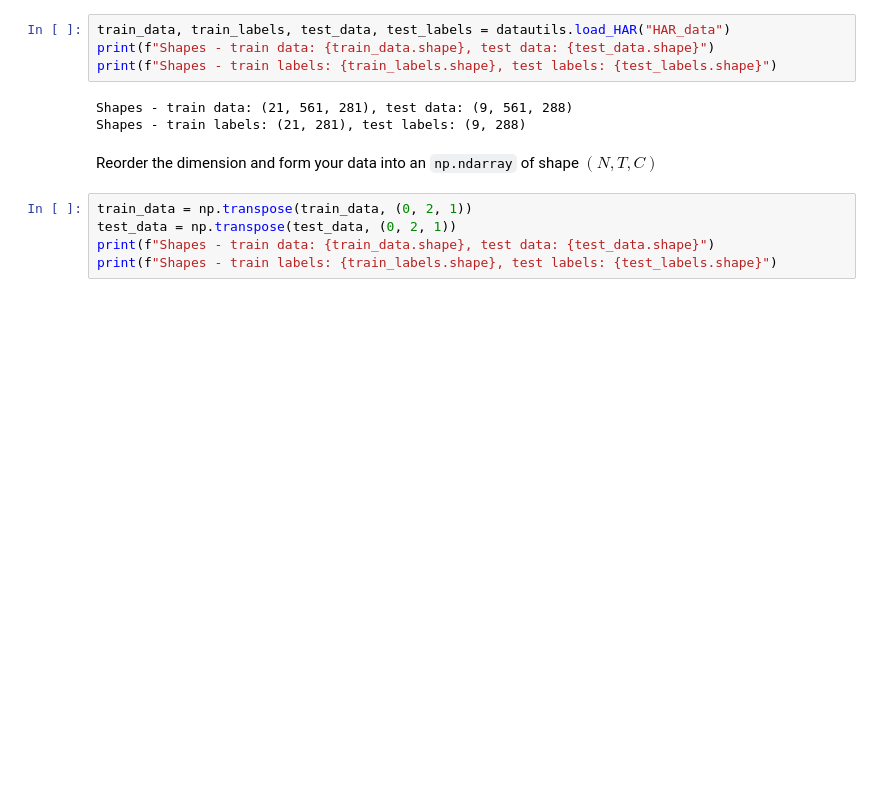
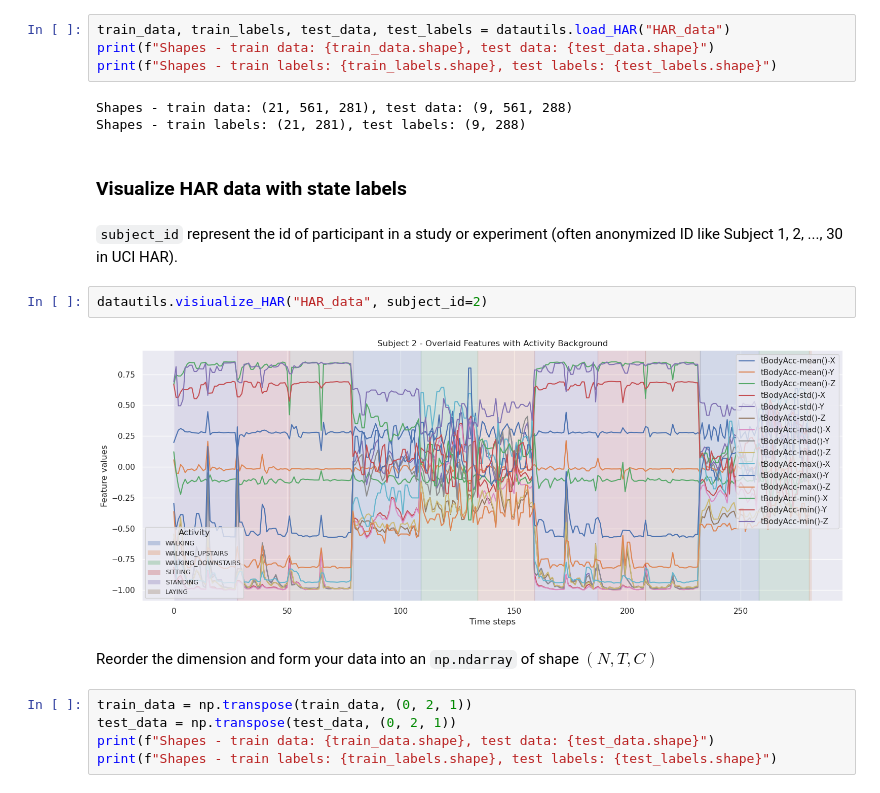
Before and after one commit to JiaW6122/PLanTS, a Jupyter notebook: train_test_state_prediction.ipynb, the cells around one changed output. Drawn from its saved outputs; the diff is of its cells as text; blank space fills up the shorter version.

Commit message:
add function to visualize HAR data with state labels

```diff
--- a/train_test_state_prediction.ipynb
+++ b/train_test_state_prediction.ipynb
@@ -76,6 +76,14 @@ print(f"Shapes - train labels: {train_labels.shape}, test labels: {test_labels.s
 # %% [output]
 Shapes - train data: (21, 561, 281), test data: (9, 561, 288)
 Shapes - train labels: (21, 281), test labels: (9, 288)
+# %% [markdown]
+### Visualize HAR data with state labels
+# %% [markdown]
+`subject_id` represent the id of participant in a study or experiment (often anonymized ID like Subject 1, 2, ..., 30 in UCI HAR).
+# %%
+datautils.visiualize_HAR("HAR_data", subject_id=2)
+# %% [output]
+[figure, added]
 # %% [markdown]
 Reorder the dimension and form your data into an `np.ndarray` of shape $(N, T, C)$
 # %%
```
Also changed, not shown: parts of 3 cells of this notebook, 9 other files.
